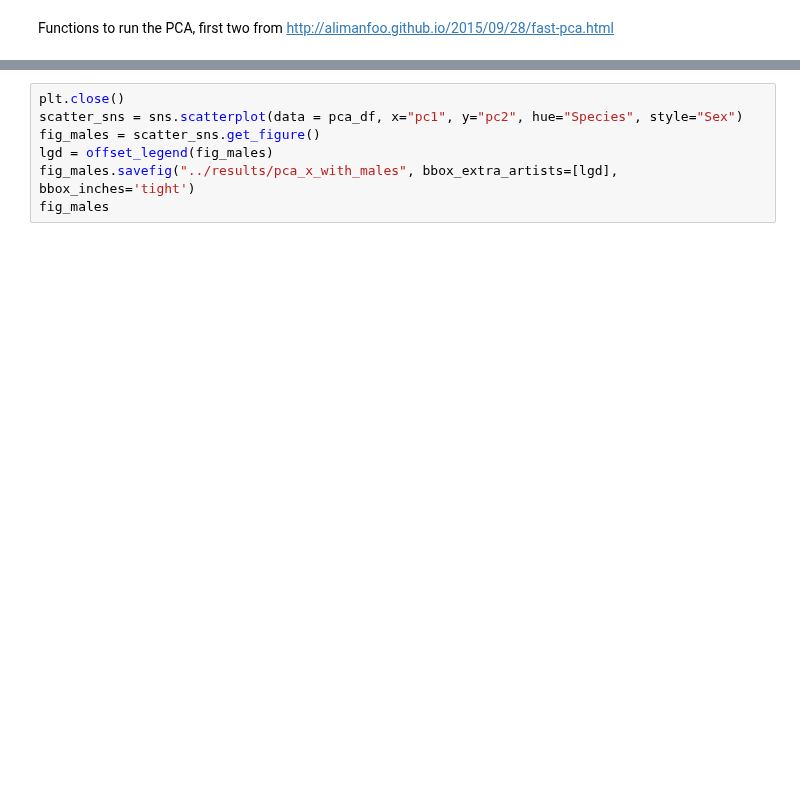
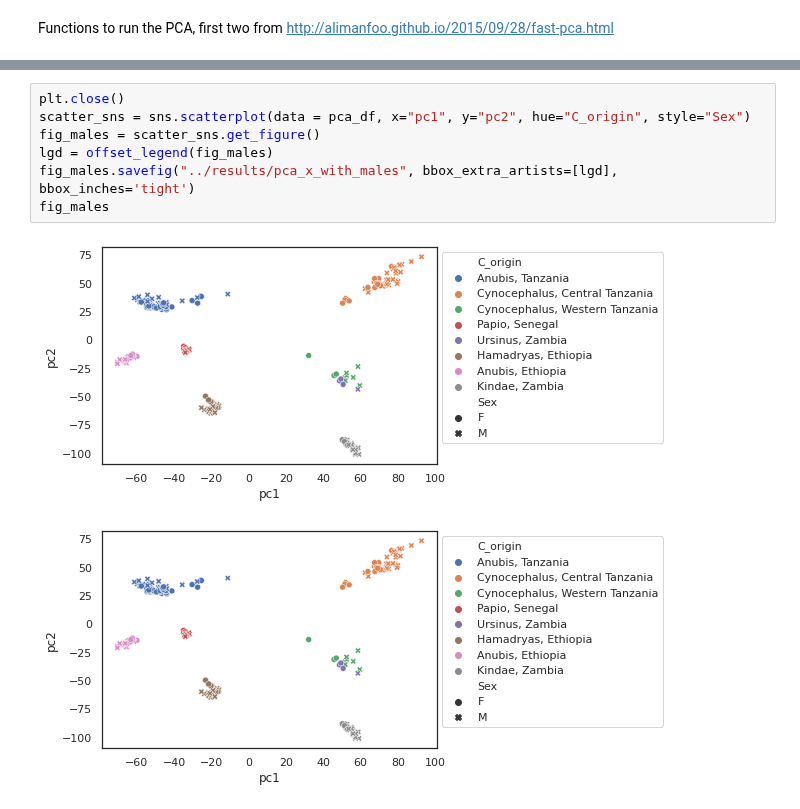
Before and after one commit to erikfogh/baboon_analysis, a Jupyter notebook: notebooks/pca01_x_chromosomes.ipynb, the cells around one changed output, grey strips where cells are left out. Saved outputs shown, nothing was run; the diff lists cells and outputs as text; blank space fills up the shorter version.

```diff
--- a/notebooks/pca01_x_chromosomes.ipynb
+++ b/notebooks/pca01_x_chromosomes.ipynb
@@ -116,8 +109,11 @@ AttributeError: 'DataFrame' object has no attribute 'callset_index'
 # %%
 plt.close()
-scatter_sns = sns.scatterplot(data = pca_df, x="pc1", y="pc2", hue="Species", style="Sex")
+scatter_sns = sns.scatterplot(data = pca_df, x="pc1", y="pc2", hue="C_origin", style="Sex")
 fig_males = scatter_sns.get_figure()
 lgd = offset_legend(fig_males)
 fig_males.savefig("../results/pca_x_with_males", bbox_extra_artists=[lgd], bbox_inches='tight')
 fig_males
+# %% [output]
+[figure, added]
+[figure, added]
 # %%
```
Also changed, not shown: parts of 27 cells of this notebook, 43 other files.
